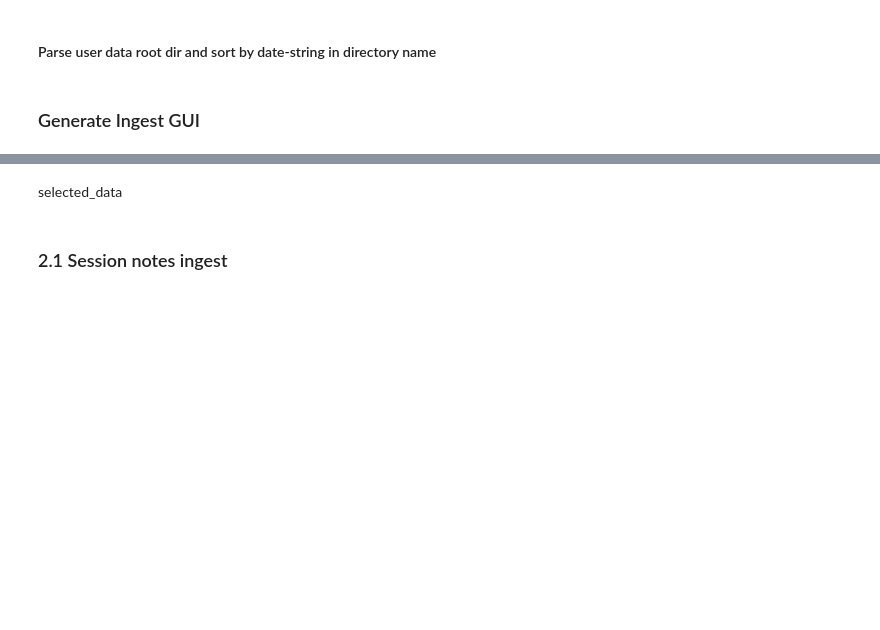
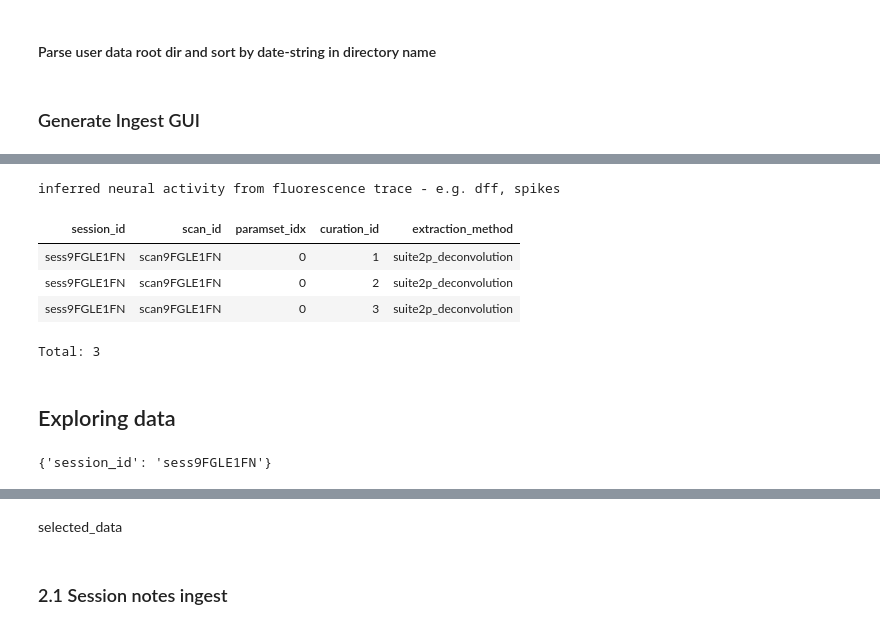
Before and after one commit to Gyepee/adamacs_jisooj, a Jupyter notebook: notebooks/10_troselab_workflow.ipynb, the cells around one changed output, grey strips where cells are left out. Saved outputs shown, nothing was run; the diff lists cells and outputs as text; code cells hidden in the pictures; blank space fills up the shorter version.

```diff
--- a/notebooks/10_troselab_workflow.ipynb
+++ b/notebooks/10_troselab_workflow.ipynb
@@ -409,0 +551,16 @@ imaging.Processing.populate(display_progress=False,  suppress_errors=True)
+# %%
+imaging.Activity()
+# %% [output]
+inferred neural activity from fluorescence trace - e.g. dff, spikes
+| session_id | scan_id | paramset_idx | curation_id | extraction_method |
+| sess9FGLE1FN | scan9FGLE1FN | 0 | 1 | suite2p_deconvolution |
+| sess9FGLE1FN | scan9FGLE1FN | 0 | 2 | suite2p_deconvolution |
+| sess9FGLE1FN | scan9FGLE1FN | 0 | 3 | suite2p_deconvolution |
+Total: 3
+# %% [markdown]
+## Exploring data
+# %%
+session_key = (session.Session & 'session_id = "sess9FGLE1FN"').fetch('KEY')[0]
+session_key
+# %% [output]
+{'session_id': 'sess9FGLE1FN'}
```
Also changed, not shown: parts of 34 cells of this notebook.
